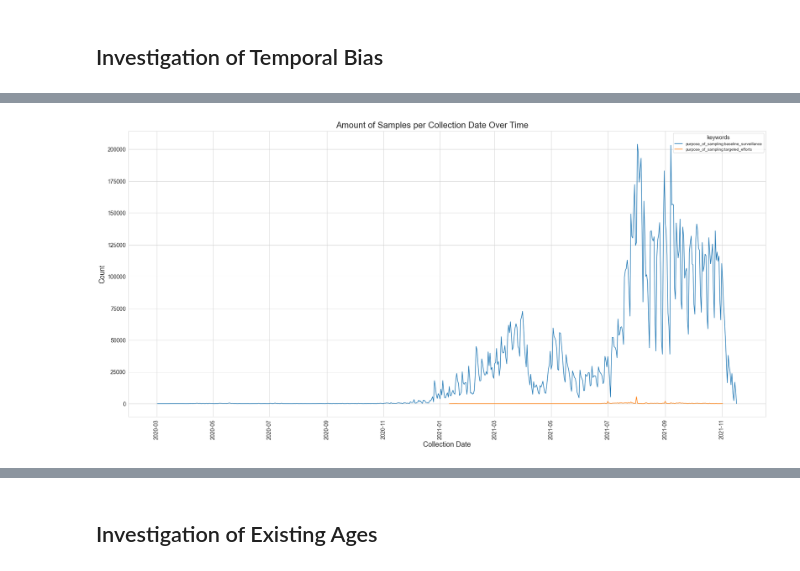
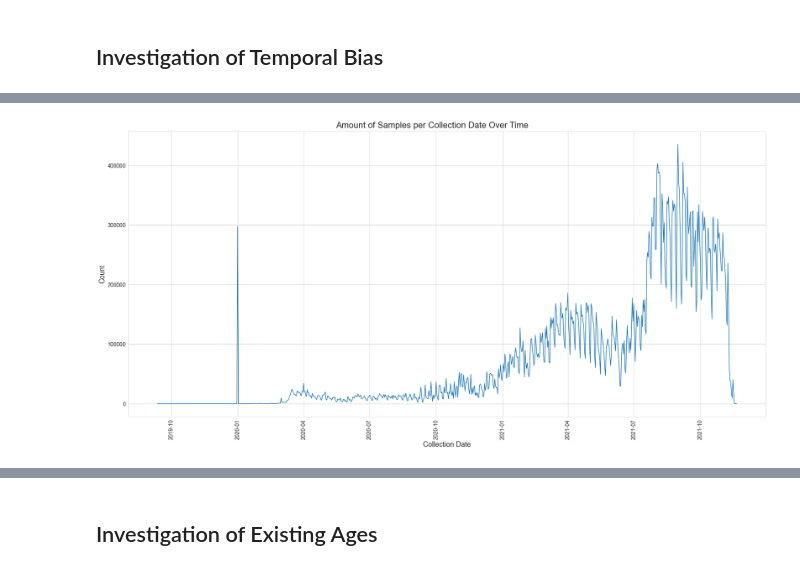
Before and after one commit to ninaihde/sampling-bias-cov19, a Jupyter notebook: src/create_general_insights.ipynb, the cells around one changed output, grey strips where cells are left out. Saved outputs shown, nothing was run; the diff lists cells and outputs as text; code cells hidden in the pictures.

Commit message:
Plot collection_date count without hue and per country

```diff
--- a/src/create_general_insights.ipynb
+++ b/src/create_general_insights.ipynb
@@ -183,5 +190,7 @@ plt.close()
 # %%
 # B) Plot absolute count
-date_counts = plotdata.groupby(['collection_date', 'keywords']).count().sum(axis=1)
-date_counts
+date_counts = plotdata.groupby(['collection_date']).count().sum(axis=1)
+# date_counts = plotdata.groupby(['collection_date', 'keywords']).count().sum(axis=1)
+date_counts = pd.DataFrame(date_counts, columns=['Count'])
+date_counts.sort_values(by='Count', ascending=False)
 # %% [output]
@@ -212,19 +211,24 @@ DatetimeIndex(['2020-03-02', '2020-03-09', '2020-03-10', '2020-03-13',
 # %%
+import matplotlib.pyplot as plt
+import seaborn as sns
+
 sns.set_style('whitegrid')
 fig, _ = plt.subplots(figsize=(24, 12))
-sns.lineplot(x=date_counts.index.get_level_values(0),
-             y=date_counts.tolist(),
-             hue=date_counts.index.get_level_values(1))
+sns.lineplot(x=date_counts.index, #.get_level_values(0),
+             y=date_counts['Count']) #,
+             #hue=date_counts.index.get_level_values(1))
 fig.suptitle('Amount of Samples per Collection Date Over Time', fontsize=22)
 plt.xlabel('Collection Date', fontsize=18)
 plt.ylabel('Count', fontsize=18)
 plt.xticks(fontsize=14, rotation=90)
 plt.yticks(fontsize=14)
 
 plt.tight_layout()
-plt.savefig('../plots/collection_date_count.png', dpi=300)
+plt.savefig('../plots/n_samples_over_time/collection_date_count.png', dpi=300)
 plt.close()
 
-# -> temporal bias around March 2021 and August until November 2021 exist!
+# -> temporal bias around April 2021 and Winter 2021
+# -> amount of sequences was doubled in Winter in comparison to warmer months
+# -> amount of sequences decreases in the end probably because original TSV is not up-to-date
 # %% [output]
-[figure, old version]
+[figure, new version]
```
Also changed, not shown: parts of 9 cells of this notebook, 1 other file.
